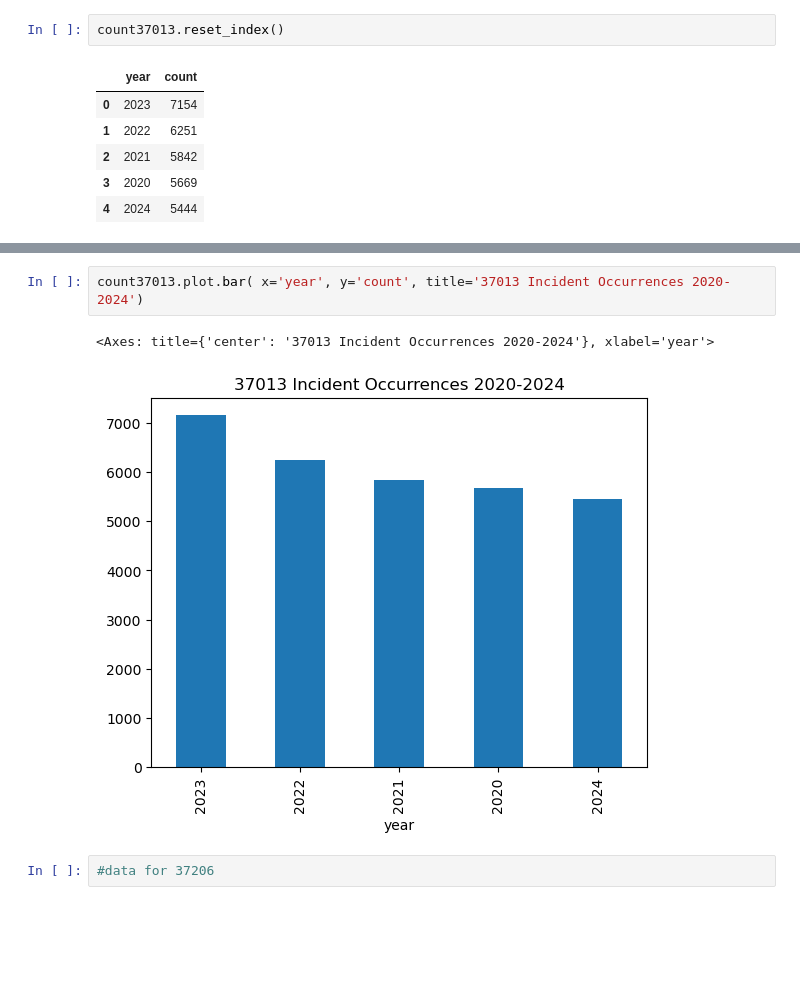
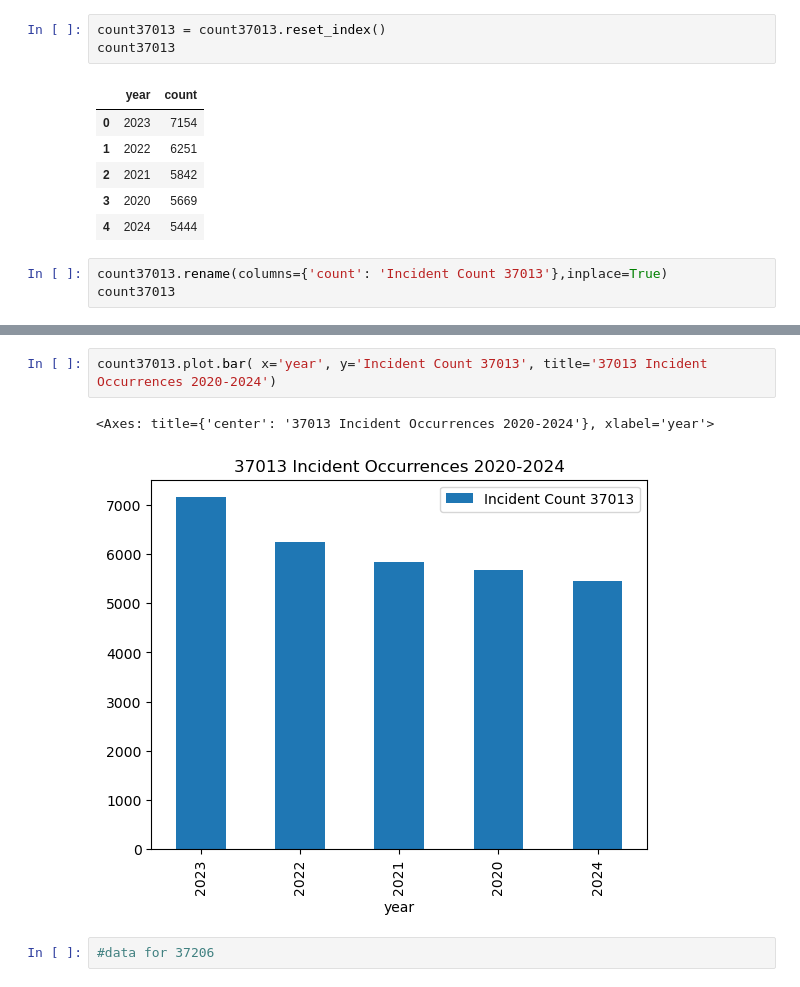
Before and after one commit to ericahen/capstone-da12, a Jupyter notebook: notebooks/police_data_eda.ipynb, the cells around one changed output, grey strips where cells are left out. Drawn from its saved outputs; the diff is of its cells as text; blank space fills up the shorter version.

Commit message:
updated graphs

```diff
--- a/notebooks/police_data_eda.ipynb
+++ b/notebooks/police_data_eda.ipynb
@@ -461,7 +461,8 @@ year
 2024    5444
 Name: count, dtype: int64
 # %%
-count37013.reset_index()
+count37013 = count37013.reset_index()
+count37013
 # %% [output]
 |  | year | count |
 | 0 | 2023 | 7154 |
@@ -469,3 +470,6 @@ count37013.reset_index()
 | 2 | 2021 | 5842 |
 | 3 | 2020 | 5669 |
 | 4 | 2024 | 5444 |
+# %%
+count37013.rename(columns={'count': 'Incident Count 37013'},inplace=True)
+count37013
@@ -472,8 +483,8 @@ count37013.reset_index()
 # %%
-count37013.plot.bar( x='year', y='count', title='37013 Incident Occurrences 2020-2024')
+count37013.plot.bar( x='year', y='Incident Count 37013', title='37013 Incident Occurrences 2020-2024')
 # %% [output]
 <Axes: title={'center': '37013 Incident Occurrences 2020-2024'}, xlabel='year'>
-[figure, old version]
+[figure, new version]
 # %%
 #data for 37206
 # %%
```
Also changed, not shown: parts of 11 cells of this notebook.
